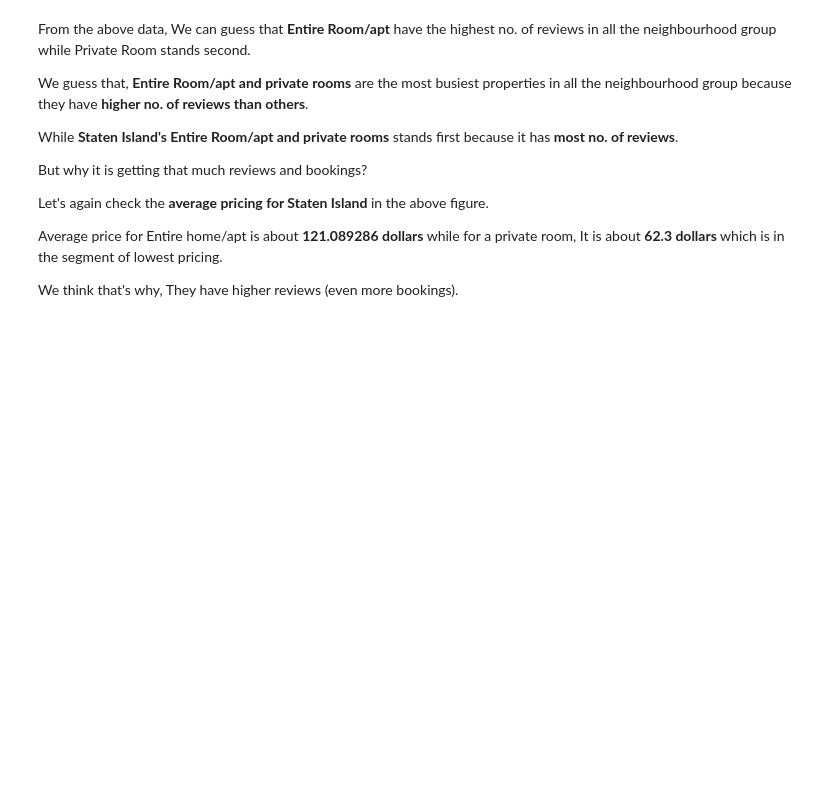
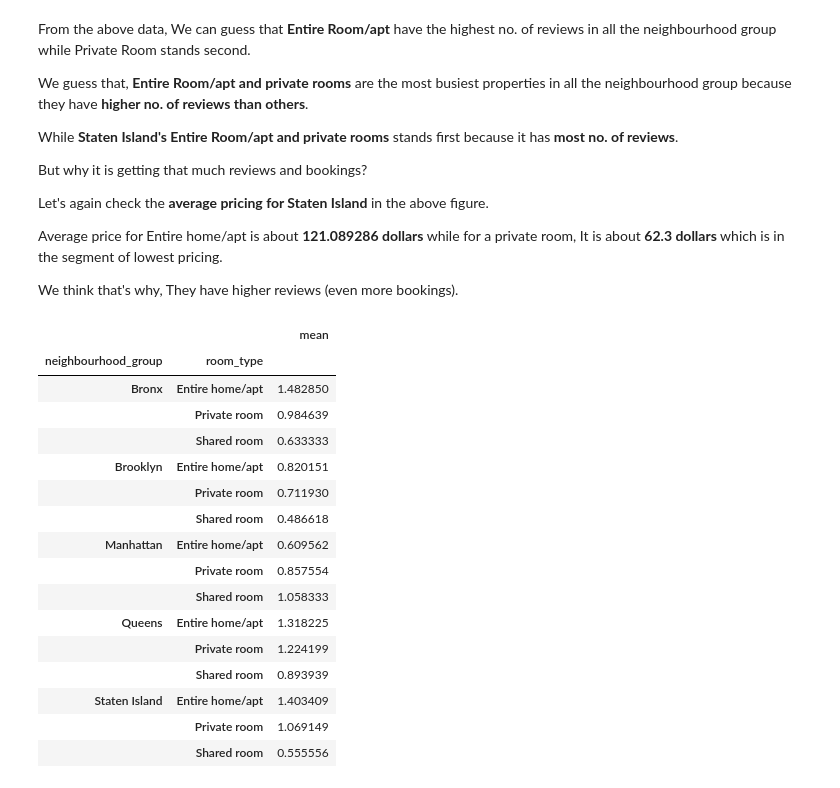
Before and after one commit to ShivanshSingh000/Airbnb-Data-Analysis, a Jupyter notebook: My_Individual_Airbnb_Bookings_Analysis_Project.ipynb, the cells around one changed output. Saved outputs shown, nothing was run; the diff lists cells and outputs as text; code cells hidden in the pictures; blank space fills up the shorter version.

```diff
--- a/My_Individual_Airbnb_Bookings_Analysis_Project.ipynb
+++ b/My_Individual_Airbnb_Bookings_Analysis_Project.ipynb
@@ -507,3 +507,25 @@ Let's again check the **average pricing for Staten Island** in the above figure.
 Average price for Entire home/apt is about **121.089286 dollars** while for a private room, It is about **62.3 dollars** which is in the segment of lowest pricing.
 
 We think that's why, They have higher reviews (even more bookings).
+# %%
+# Avg Reviews per month according to different Room Types and Neighbourhood Group
+
+df.groupby(['neighbourhood_group', 'room_type'])['reviews_per_month'].agg(['mean'])
+# %% [output]
+|  |  | mean |
+| neighbourhood_group | room_type |  |
+| Bronx | Entire home/apt | 1.482850 |
+|  | Private room | 0.984639 |
+|  | Shared room | 0.633333 |
+| Brooklyn | Entire home/apt | 0.820151 |
+|  | Private room | 0.711930 |
+|  | Shared room | 0.486618 |
+| Manhattan | Entire home/apt | 0.609562 |
+|  | Private room | 0.857554 |
+|  | Shared room | 1.058333 |
+| Queens | Entire home/apt | 1.318225 |
+|  | Private room | 1.224199 |
+|  | Shared room | 0.893939 |
+| Staten Island | Entire home/apt | 1.403409 |
+|  | Private room | 1.069149 |
+|  | Shared room | 0.555556 |
```
Also changed, not shown: parts of 8 cells of this notebook.
